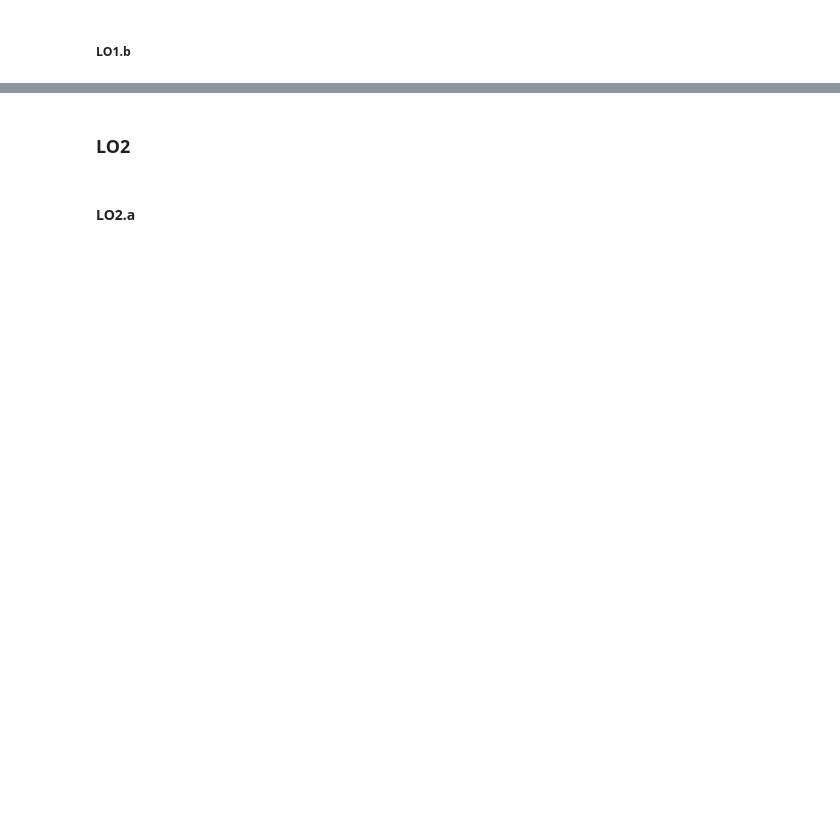
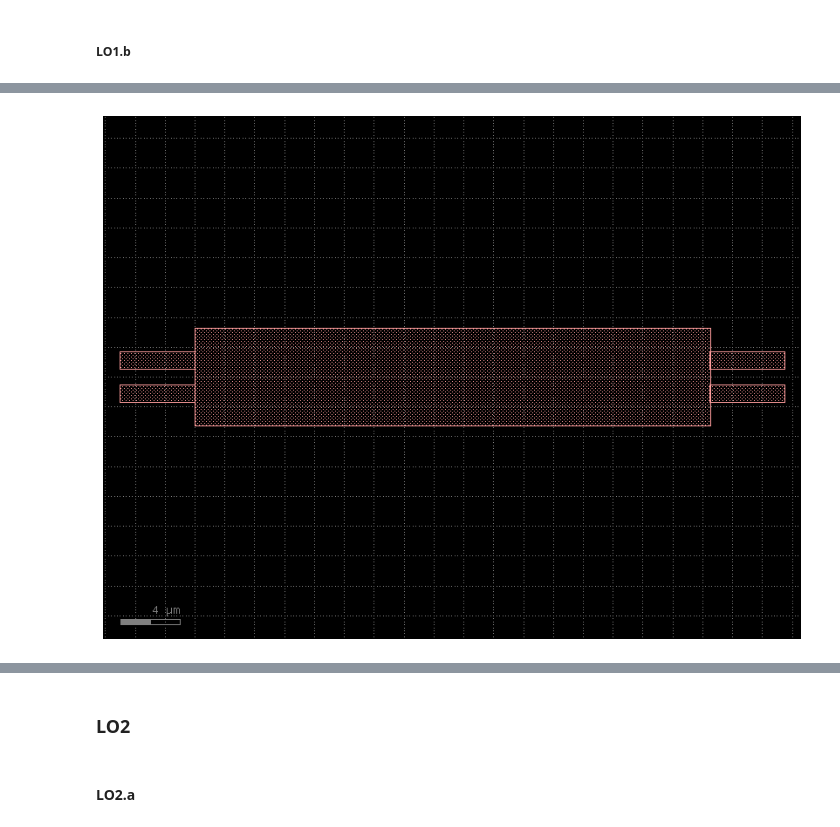
Before and after one commit to BlancaBuenoMartinez/cifoin-lab4, a Jupyter notebook: LAYOUT_Student.ipynb, the cells around one changed output, grey strips where cells are left out. Cells and saved outputs as stored; diff of their text form; code cells hidden in the pictures; blank space fills up the shorter version.

```diff
--- a/LAYOUT_Student.ipynb
+++ b/LAYOUT_Student.ipynb
@@ -370,0 +341,47 @@ ring.show()
+# %%
+# 2x2 MMI
+w_wg = 1.2
+w_mmi = 6.6
+l_mmi = 69.03598/2
+l_wg = 5.0
+gap_out = 1.5
+
+xs = gf.cross_section.strip(width=w_wg, layer="WG")
+c = gf.Component()
+mmi = c.add_ref(
+    gf.components.rectangle(
+        size=(l_mmi, w_mmi),
+        layer="WG"
+    )
+)
+# Centrar MMI en y = 0
+mmi.dcenter = (l_mmi / 2, 0)
+# Guías de entrada
+wg1 = c.add_ref(
+    gf.components.straight(
+        length=l_wg,
+        cross_section=xs
+    )
+).dmovex(-l_wg).dmovey(w_mmi/6)
+wg2 = c.add_ref(
+    gf.components.straight(
+        length=l_wg,
+        cross_section=xs
+    )
+).dmovex(-l_wg).dmovey(-w_mmi/6)
+# Guías de salida
+wg3 = c.add_ref(
+    gf.components.straight(
+        length=l_wg,
+        cross_section=xs
+    )
+).dmovex(l_mmi).dmovey(w_mmi/6)
+wg4 = c.add_ref(
+    gf.components.straight(
+        length=l_wg,
+        cross_section=xs
+    )
+).dmovex(l_mmi).dmovey(-w_mmi/6)
+c.plot()
+c.show()
+# %% [output]
@@ -370,0 +389 @@ ring.show()
+[figure, added]
```
Also changed, not shown: parts of 42 cells of this notebook, 2 other files.
